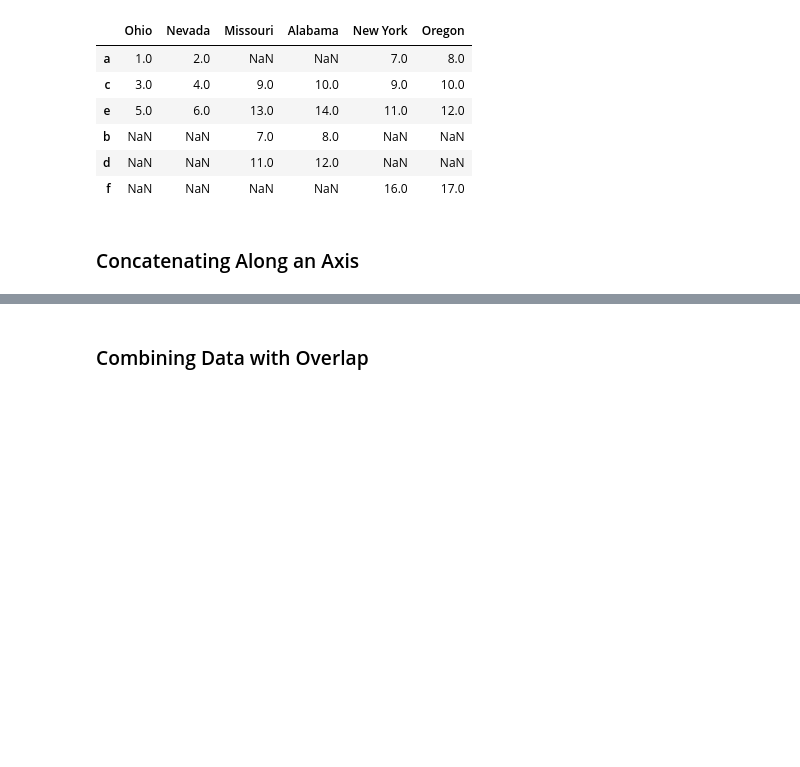
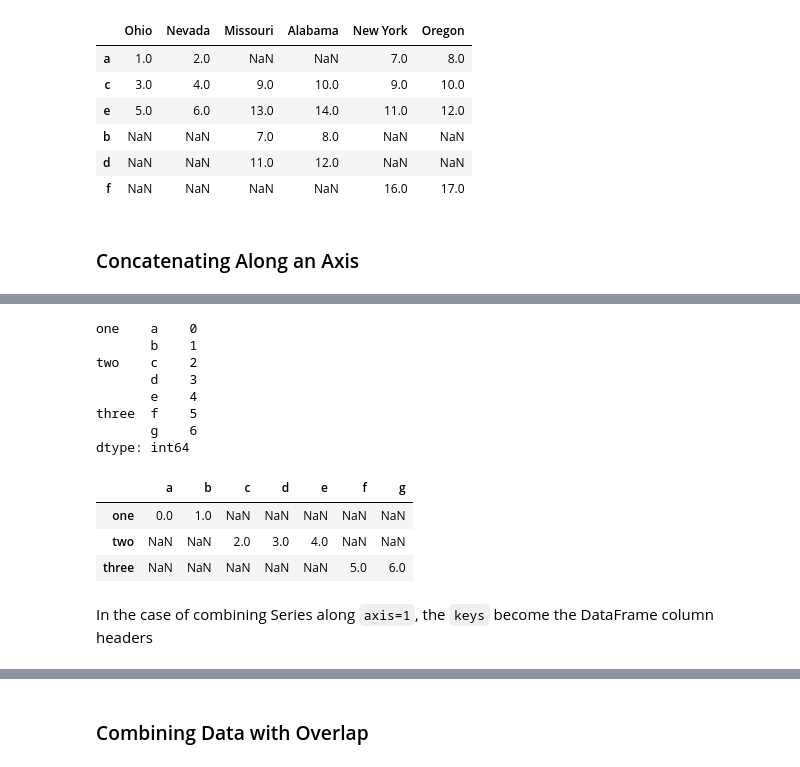
Before and after one commit to chan-prk/pydata-book, a Jupyter notebook: ch08.ipynb, the cells around one changed output, grey strips where cells are left out. Drawn from its saved outputs; the diff is of its cells as text; code cells hidden in the pictures; blank space fills up the shorter version.

```diff
--- a/ch08.ipynb
+++ b/ch08.ipynb
@@ -774,0 +830,20 @@ pd.concat([s1, s2, s3], axis=1, keys=['one', 'two', 'three'])
+# %%
+#ลองเอง # ลองใช้ดาต้าชุดเดียวกันกับ cell ถัดไปเพื่อเปรียบเทียบ side-by-side
+r=pd.concat([s1, s2, s3], keys=['one', 'two', 'three'])
+print(r)
+r.unstack()
+# %% [output]
+one    a    0
+       b    1
+two    c    2
+       d    3
+       e    4
+three  f    5
+       g    6
+dtype: int64
+|  | a | b | c | d | e | f | g |
+| one | 0.0 | 1.0 | NaN | NaN | NaN | NaN | NaN |
+| two | NaN | NaN | 2.0 | 3.0 | 4.0 | NaN | NaN |
+| three | NaN | NaN | NaN | NaN | NaN | 5.0 | 6.0 |
+# %% [markdown]
+In the case of combining Series along `axis=1`, the `keys` become the DataFrame column headers
```
Also changed, not shown: parts of 23 cells of this notebook.
